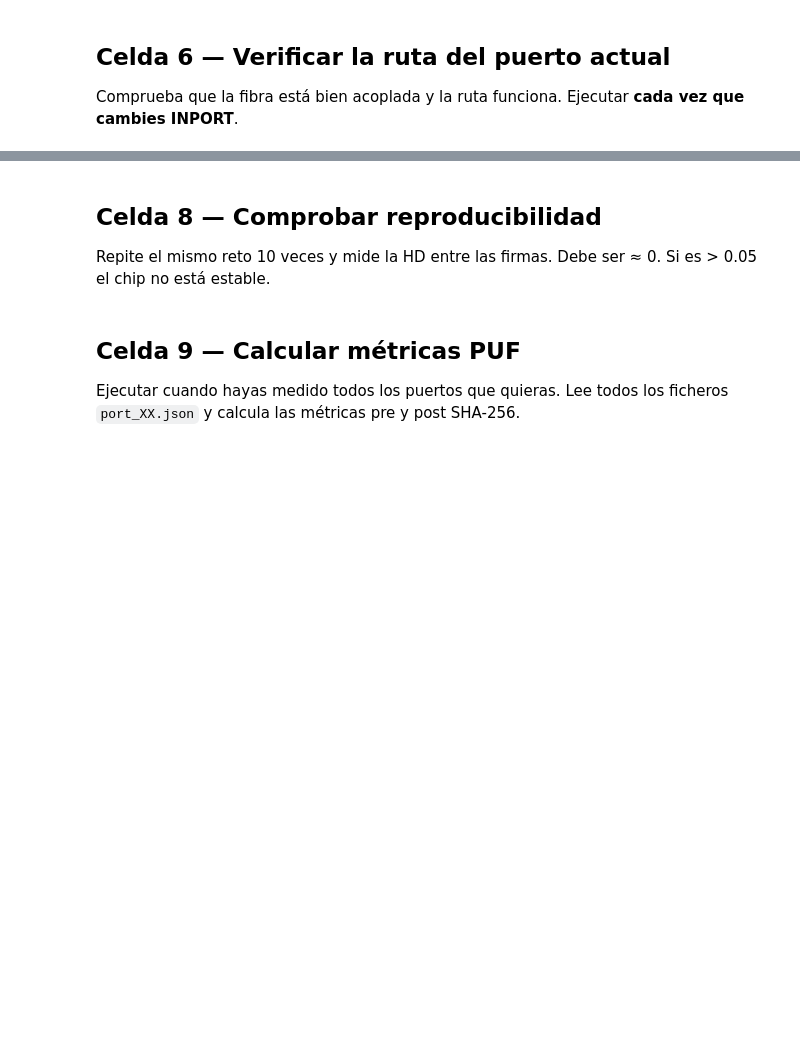
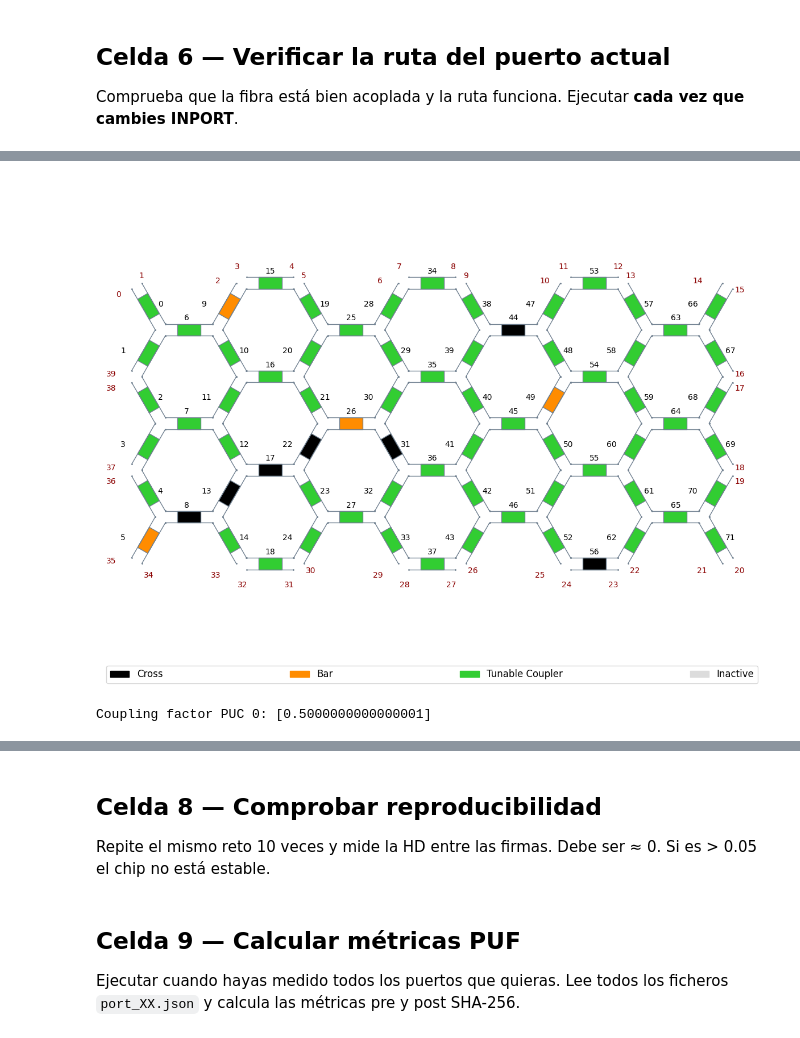
Before and after one commit to oxelarnal/smartlight_lab, a Jupyter notebook: lab_puf.ipynb, the cells around one changed output, grey strips where cells are left out. Drawn from its saved outputs; the diff is of its cells as text; code cells hidden in the pictures; blank space fills up the shorter version.

```diff
--- a/lab_puf.ipynb
+++ b/lab_puf.ipynb
@@ -341,0 +824,17 @@ Ejecutar **una vez por cada puerto**. El progreso se muestra en tiempo real.
+# %%
+# ── CARGAR RETOS DEL PUERTO ACTIVO ────────────────────────────────────
+import json, pathlib
+
+RETOS_DIR = pathlib.Path('retos_v5')
+with open(RETOS_DIR / f'challenges_ring_port{INPORT:02d}.json') as f:
+    d_retos = json.load(f)
+
+challenges        = [{int(k): v for k, v in ch.items()}
+                     for ch in d_retos['challenges']]
+route_pucs_inport = set(d_retos['route_pucs'])
+dynamic_pucs      = d_retos['dynamic_pucs']
+
+# Verificación solapamiento
+solapamiento = route_pucs_inport & set(int(k) for k in challenges[0].keys())
+assert not solapamiento, f'⚠ Solapamiento: {solapamiento}'
+print(f'✓ Retos cargados para puerto {INPORT} — sin solapamiento')
@@ -341,0 +1010,15 @@ Ejecutar **una vez por cada puerto**. El progreso se muestra en tiempo real.
+# %%
+from smartlight.graphics import (
+    MEMAMonitor,
+    CoreMonitor,
+    OpticalResponseVisualizer,
+)
+core_monitor = CoreMonitor(sl)
+core_monitor.plot_mesh_status(display_ports=True)
+# %% [output]
+[figure, added]
+# %%
+cf = sl.get_puc_coupling_factors(puc_ids=[30])
+print(f'Coupling factor PUC 0: {cf}')
+# %% [output]
+Coupling factor PUC 0: [0.5000000000000001]
```
Also changed, not shown: parts of 44 cells of this notebook.
